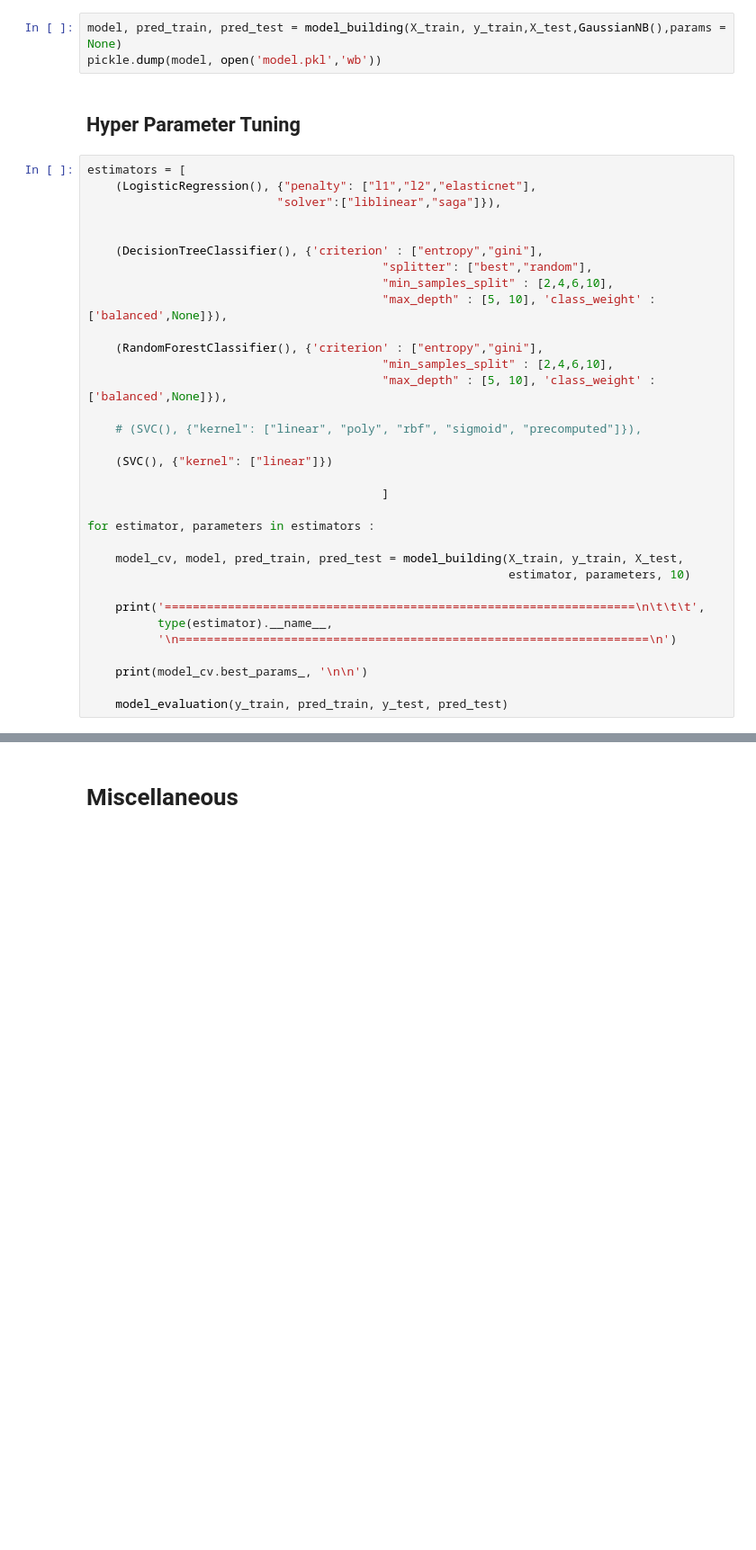
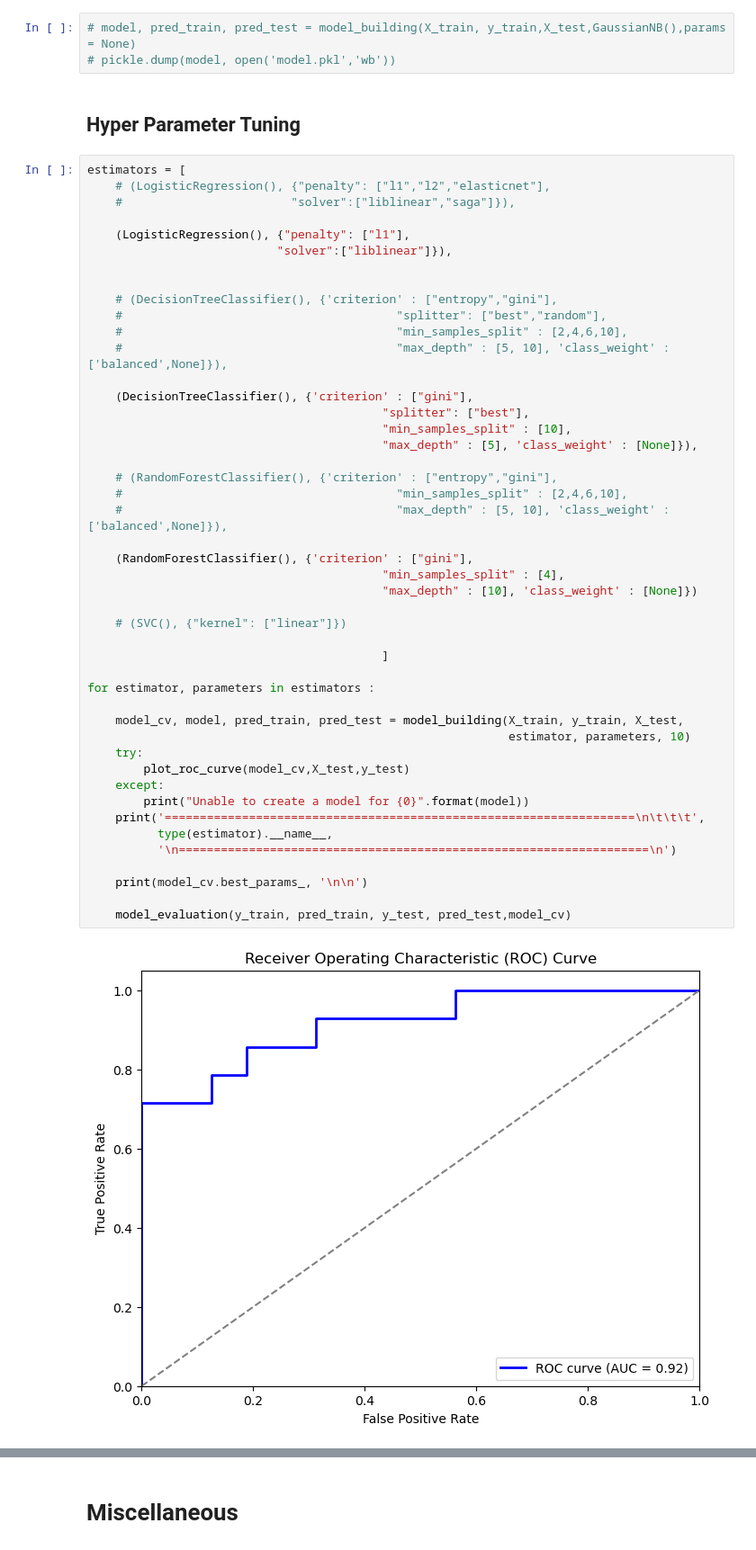
Before and after one commit to FuriousDante/heart_disease, a Jupyter notebook: Notebook.ipynb, the cells around one changed output, grey strips where cells are left out. Shown at 90% size. Drawn from its saved outputs; the diff is of its cells as text; blank space fills up the shorter version.

Commit message:
Final Build

```diff
--- a/Notebook.ipynb
+++ b/Notebook.ipynb
@@ -384,39 +381,53 @@ F1 Score:  0.6606334841628959
 # %%
-model, pred_train, pred_test = model_building(X_train, y_train,X_test,GaussianNB(),params = None)
-pickle.dump(model, open('model.pkl','wb'))
+# model, pred_train, pred_test = model_building(X_train, y_train,X_test,GaussianNB(),params = None)
+# pickle.dump(model, open('model.pkl','wb'))
 # %% [markdown]
 ## Hyper Parameter Tuning
 # %%
 estimators = [
-    (LogisticRegression(), {"penalty": ["l1","l2","elasticnet"],
-                           "solver":["liblinear","saga"]}),
+    # (LogisticRegression(), {"penalty": ["l1","l2","elasticnet"],
+    #                        "solver":["liblinear","saga"]}),
+
+    (LogisticRegression(), {"penalty": ["l1"],
+                           "solver":["liblinear"]}),
 
 
-    (DecisionTreeClassifier(), {'criterion' : ["entropy","gini"],
-                                          "splitter": ["best","random"],
-                                          "min_samples_split" : [2,4,6,10],
-                                          "max_depth" : [5, 10], 'class_weight' : ['balanced',None]}),
+    # (DecisionTreeClassifier(), {'criterion' : ["entropy","gini"],
+    #                                       "splitter": ["best","random"],
+    #                                       "min_samples_split" : [2,4,6,10],
+    #                                       "max_depth" : [5, 10], 'class_weight' : ['balanced',None]}),
 
-    (RandomForestClassifier(), {'criterion' : ["entropy","gini"],
-                                          "min_samples_split" : [2,4,6,10],
-                                          "max_depth" : [5, 10], 'class_weight' : ['balanced',None]}),
+    (DecisionTreeClassifier(), {'criterion' : ["gini"],
+                                          "splitter": ["best"],
+                                          "min_samples_split" : [10],
+                                          "max_depth" : [5], 'class_weight' : [None]}),
 
-    # (SVC(), {"kernel": ["linear", "poly", "rbf", "sigmoid", "precomputed"]}),
+    # (RandomForestClassifier(), {'criterion' : ["entropy","gini"],
+    #                                       "min_samples_split" : [2,4,6,10],
+    #                                       "max_depth" : [5, 10], 'class_weight' : ['balanced',None]}),
 
-    (SVC(), {"kernel": ["linear"]})
+    (RandomForestClassifier(), {'criterion' : ["gini"],
+                                          "min_samples_split" : [4],
+                                          "max_depth" : [10], 'class_weight' : [None]})
+
+    # (SVC(), {"kernel": ["linear"]})
 
                                           ]
 
 for estimator, parameters in estimators :
 
     model_cv, model, pred_train, pred_test = model_building(X_train, y_train, X_test,
                                                             estimator, parameters, 10)
-
+    try:
+        plot_roc_curve(model_cv,X_test,y_test)
+    except:
+        print("Unable to create a model for {0}".format(model))
     print('===================================================================\n\t\t\t',
           type(estimator).__name__,
           '\n===================================================================\n')
 
     print(model_cv.best_params_, '\n\n')
 
-    model_evaluation(y_train, pred_train, y_test, pred_test)
+    model_evaluation(y_train, pred_train, y_test, pred_test,model_cv)
 # %% [output]
+[figure, added]
```
Also changed, not shown: parts of 7 cells of this notebook, 3 other files.
